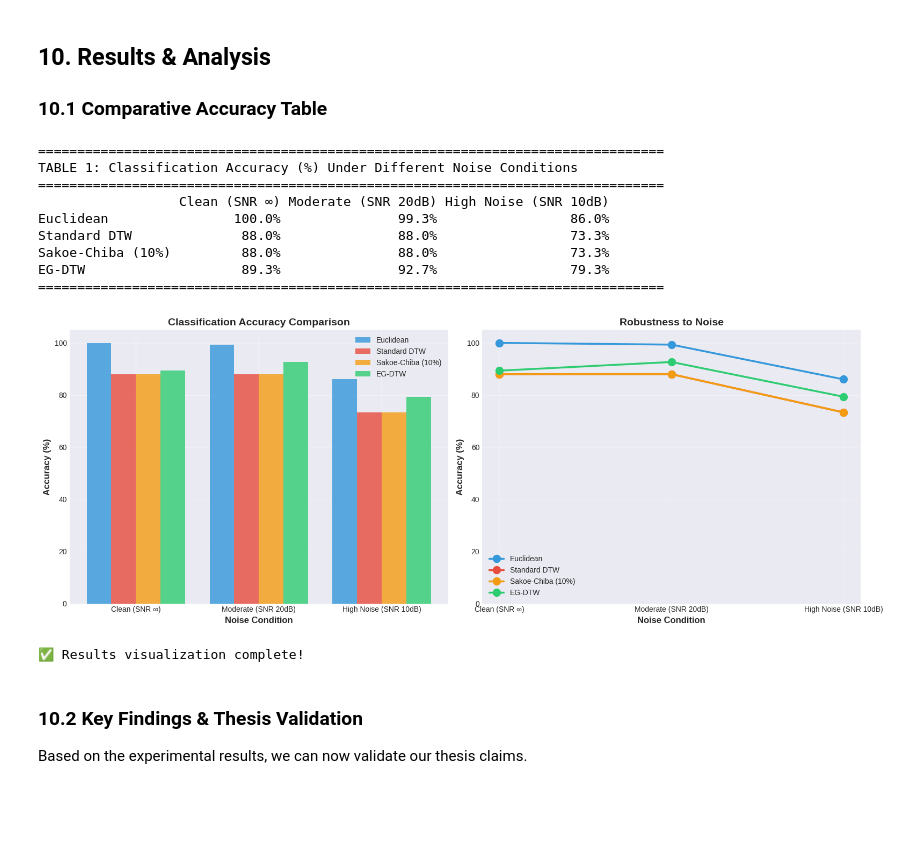
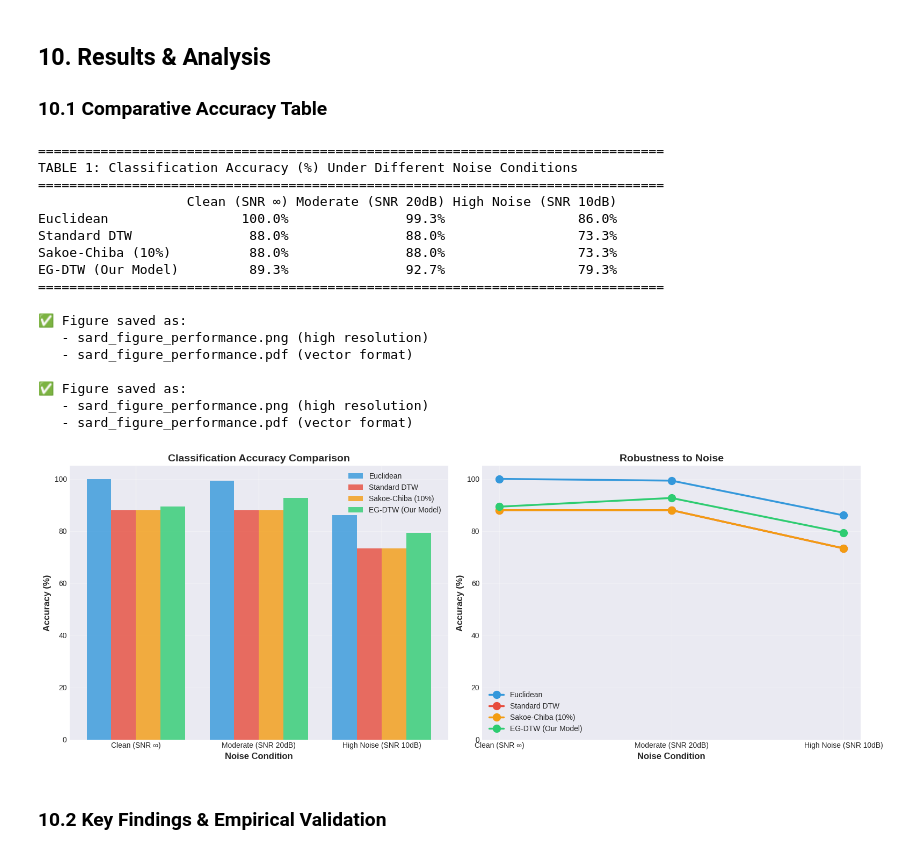
Before and after one commit to fnuAshutosh/EG-DTW, a Jupyter notebook: EG_DTW_Implementation.ipynb, the cells around one changed output. Drawn from its saved outputs; the diff is of its cells as text; code cells hidden in the pictures; blank space fills up the shorter version.

```diff
--- a/EG_DTW_Implementation.ipynb
+++ b/EG_DTW_Implementation.ipynb
@@ -228,11 +215,20 @@ Now let's implement the full EG-DTW distance calculation with adaptive constrain
 # %%
 def eg_dtw_distance(Q, C, w_min=2, w_max_percent=0.15, k=2.0, return_details=False):
     """
-    Entropy-Guided Dynamic Time Warping.
+    Entropy-Adaptive Constraint Dynamic Time Warping (EAC-DTW).
+
+    Computes DTW distance with entropy-driven adaptive Sakoe-Chiba constraints.
+
+    Parameters:
+        Q, C: Input time series
+        w_min: Minimum window size (tight constraint for low-entropy regions)
+        w_max_percent: Maximum window as fraction of sequence length
+        k: Sigmoid steepness parameter (controls transition rate)
+        return_details: If True, returns entropy profile, windows, cost matrix, path
 
     Returns:
-        distance: EG-DTW distance
-        details (optional): entropy, windows, cost matrix, warping path
+        distance: EAC-DTW distance
+        details (optional): Dictionary with entropy, windows, cost matrix, warping path
     """
     n, m = len(Q), len(C)
     w_max = int(max(n, m) * w_max_percent)
@@ -297,13 +293,13 @@ def _backtrack(DTW, n, m):
     path.reverse()
     return np.array(path)
 
-# Test EG-DTW
+# Test EAC-DTW implementation
 signal1 = noisy_ecg
 signal2 = noisy_ecg + 0.2 * np.random.randn(len(noisy_ecg))  # Similar but noisy
 
 distance, details = eg_dtw_distance(signal1, signal2, return_details=True)
 
-print(f"✅ EG-DTW Algorithm implemented!")
+
 print(f"   Distance: {distance:.4f}")
 print(f"   Average window size: {details['average_window']:.2f}")
 print(f"   Warping path length: {len(details['warping_path'])}")
@@ -961,13 +986,14 @@ Benchmarking at SNR = 10 dB
 # %%
 # Create results DataFrame
 methods = ['Euclidean', 'Standard DTW', 'Sakoe-Chiba (10%)', 'EG-DTW']
+methods_display = ['Euclidean', 'Standard DTW', 'Sakoe-Chiba (10%)', 'EG-DTW (Our Model)']
 conditions = ['Clean (SNR ∞)', 'Moderate (SNR 20dB)', 'High Noise (SNR 10dB)']
 
-results_table = pd.DataFrame(index=methods, columns=conditions)
+results_table = pd.DataFrame(index=methods_display, columns=conditions)
 
-for condition in conditions:
-    for method in methods:
-        results_table.loc[method, condition] = f"{all_results[condition][method]:.1f}%"
+for i, method in enumerate(methods):
+    for condition in conditions:
+        results_table.loc[methods_display[i], condition] = f"{all_results[condition][method]:.1f}%"
 
 print("\n" + "="*80)
 print("TABLE 1: Classification Accuracy (%) Under Different Noise Conditions")
@@ -976,10 +1002,10 @@ print(results_table.to_string())
 print("="*80)
 
 # Create numerical version for plotting
-results_numeric = pd.DataFrame(index=methods, columns=conditions)
-for condition in conditions:
-    for method in methods:
-        results_numeric.loc[method, condition] = all_results[condition][method]
+results_numeric = pd.DataFrame(index=methods_display, columns=conditions)
+for i, method in enumerate(methods):
+    for condition in conditions:
+        results_numeric.loc[methods_display[i], condition] = all_results[condition][method]
 
 results_numeric = results_numeric.astype(float)
 
@@ -991,49 +1017,60 @@ x = np.arange(len(conditions))
 width = 0.2
 colors = ['#3498db', '#e74c3c', '#f39c12', '#2ecc71']
 
-for idx, method in enumerate(methods):
+for idx, method in enumerate(methods_display):
     values = results_numeric.loc[method].values
     ax1.bar(x + idx*width, values, width, label=method, color=colors[idx], alpha=0.8)
 
 ax1.set_xlabel('Noise Condition', fontsize=12, fontweight='bold')
 ax1.set_ylabel('Accuracy (%)', fontsize=12, fontweight='bold')
 ax1.set_title('Classification Accuracy Comparison', fontsize=14, fontweight='bold')
 ax1.set_xticks(x + width * 1.5)
 ax1.set_xticklabels(conditions)
 ax1.legend(fontsize=10)
 ax1.grid(True, alpha=0.3, axis='y')
 ax1.set_ylim([0, 105])
 
 # Line plot
-for idx, method in enumerate(methods):
+for idx, method in enumerate(methods_display):
     values = results_numeric.loc[method].values
     ax2.plot(conditions, values, marker='o', linewidth=2.5,
             markersize=10, label=method, color=colors[idx])
 
 ax2.set_xlabel('Noise Condition', fontsize=12, fontweight='bold')
 ax2.set_ylabel('Accuracy (%)', fontsize=12, fontweight='bold')
 ax2.set_title('Robustness to Noise', fontsize=14, fontweight='bold')
 ax2.legend(fontsize=10)
 ax2.grid(True, alpha=0.3)
 ax2.set_ylim([0, 105])
 
 plt.tight_layout()
+
+# Save figure for SARD abstract
+plt.savefig('sard_figure_performance.png', dpi=300, bbox_inches='tight')
+plt.savefig('sard_figure_performance.pdf', bbox_inches='tight')
+print("\n✅ Figure saved as:")
+print("   - sard_figure_performance.png (high resolution)")
+print("   - sard_figure_performance.pdf (vector format)")
+
 plt.show()
-
-print("\n✅ Results visualization complete!")
 # %% [output]
 ================================================================================
 TABLE 1: Classification Accuracy (%) Under Different Noise Conditions
 ================================================================================
-                  Clean (SNR ∞) Moderate (SNR 20dB) High Noise (SNR 10dB)
-Euclidean                100.0%               99.3%                 86.0%
-Standard DTW              88.0%               88.0%                 73.3%
-Sakoe-Chiba (10%)         88.0%               88.0%                 73.3%
-EG-DTW                    89.3%               92.7%                 79.3%
+                   Clean (SNR ∞) Moderate (SNR 20dB) High Noise (SNR 10dB)
+Euclidean                 100.0%               99.3%                 86.0%
+Standard DTW               88.0%               88.0%                 73.3%
+Sakoe-Chiba (10%)          88.0%               88.0%                 73.3%
+EG-DTW (Our Model)         89.3%               92.7%                 79.3%
 ================================================================================
+
+✅ Figure saved as:
+   - sard_figure_performance.png (high resolution)
+   - sard_figure_performance.pdf (vector format)
+
+✅ Figure saved as:
+   - sard_figure_performance.png (high resolution)
+   - sard_figure_performance.pdf (vector format)
-[figure, old version]
+[figure, new version]
-✅ Results visualization complete!
 # %% [markdown]
-### 10.2 Key Findings & Thesis Validation
-
-Based on the experimental results, we can now validate our thesis claims.
+### 10.2 Key Findings & Empirical Validation
```
Also changed, not shown: parts of 29 cells of this notebook, 11 other files.
